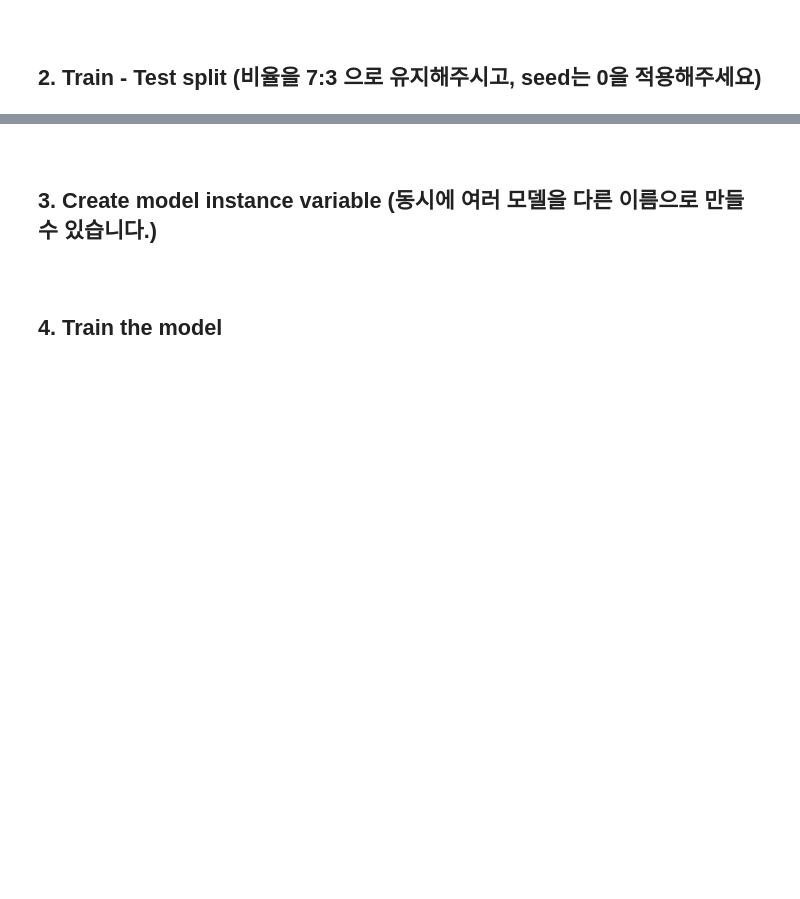
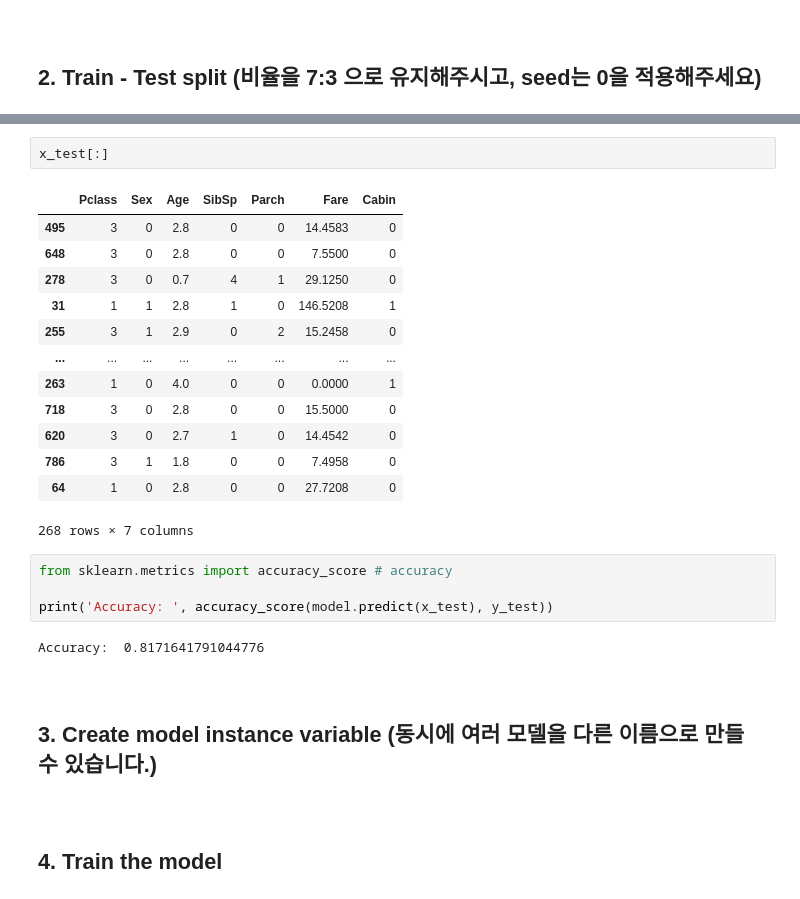
Before and after one commit to jmsmg/Semi-project-2-Titanic-survival-analysis-, a Jupyter notebook: Blank file & Answer files/ML for Titanic survival prediction (Blank).ipynb, the cells around one changed output, grey strips where cells are left out. Drawn from its saved outputs; the diff is of its cells as text; blank space fills up the shorter version.

```diff
--- a/Blank file & Answer files/ML for Titanic survival prediction (Blank).ipynb
+++ b/Blank file & Answer files/ML for Titanic survival prediction (Blank).ipynb
@@ -165,3 +222,25 @@ x_train, x_test, y_train, y_test = model_selection.train_test_split()
+# %%
+x_test[:]
+# %% [output]
+|  | Pclass | Sex | Age | SibSp | Parch | Fare | Cabin |
+| 495 | 3 | 0 | 2.8 | 0 | 0 | 14.4583 | 0 |
+| 648 | 3 | 0 | 2.8 | 0 | 0 | 7.5500 | 0 |
+| 278 | 3 | 0 | 0.7 | 4 | 1 | 29.1250 | 0 |
+| 31 | 1 | 1 | 2.8 | 1 | 0 | 146.5208 | 1 |
+| 255 | 3 | 1 | 2.9 | 0 | 2 | 15.2458 | 0 |
+| ... | ... | ... | ... | ... | ... | ... | ... |
+| 263 | 1 | 0 | 4.0 | 0 | 0 | 0.0000 | 1 |
+| 718 | 3 | 0 | 2.8 | 0 | 0 | 15.5000 | 0 |
+| 620 | 3 | 0 | 2.7 | 1 | 0 | 14.4542 | 0 |
+| 786 | 3 | 1 | 1.8 | 0 | 0 | 7.4958 | 0 |
+| 64 | 1 | 0 | 2.8 | 0 | 0 | 27.7208 | 0 |
+268 rows × 7 columns
+# %%
+from sklearn.metrics import accuracy_score # accuracy
+
+print('Accuracy: ', accuracy_score(model.predict(x_test), y_test))
+# %% [output]
+Accuracy:  0.8171641791044776
 # %% [markdown]
 <br>
 
```
Also changed, not shown: parts of 20 cells of this notebook, 4 other files.
